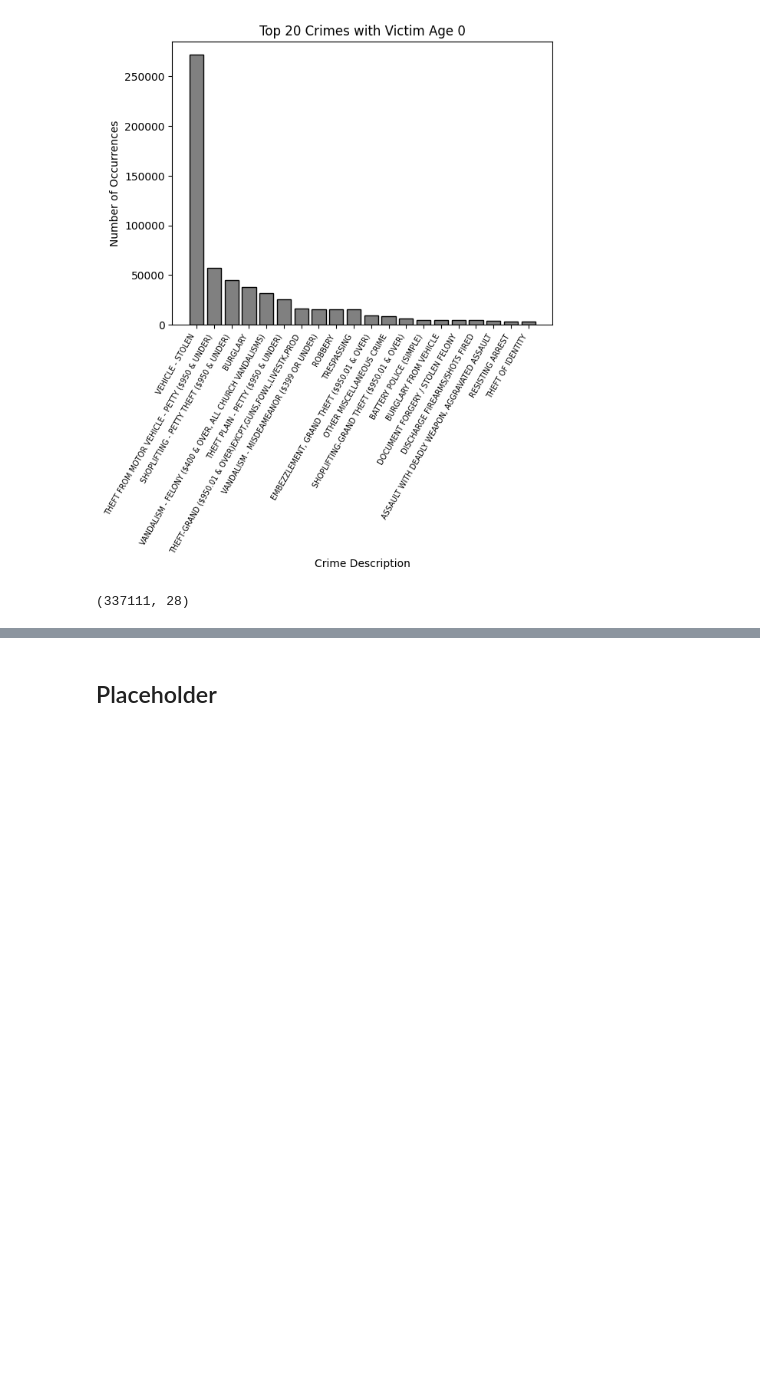
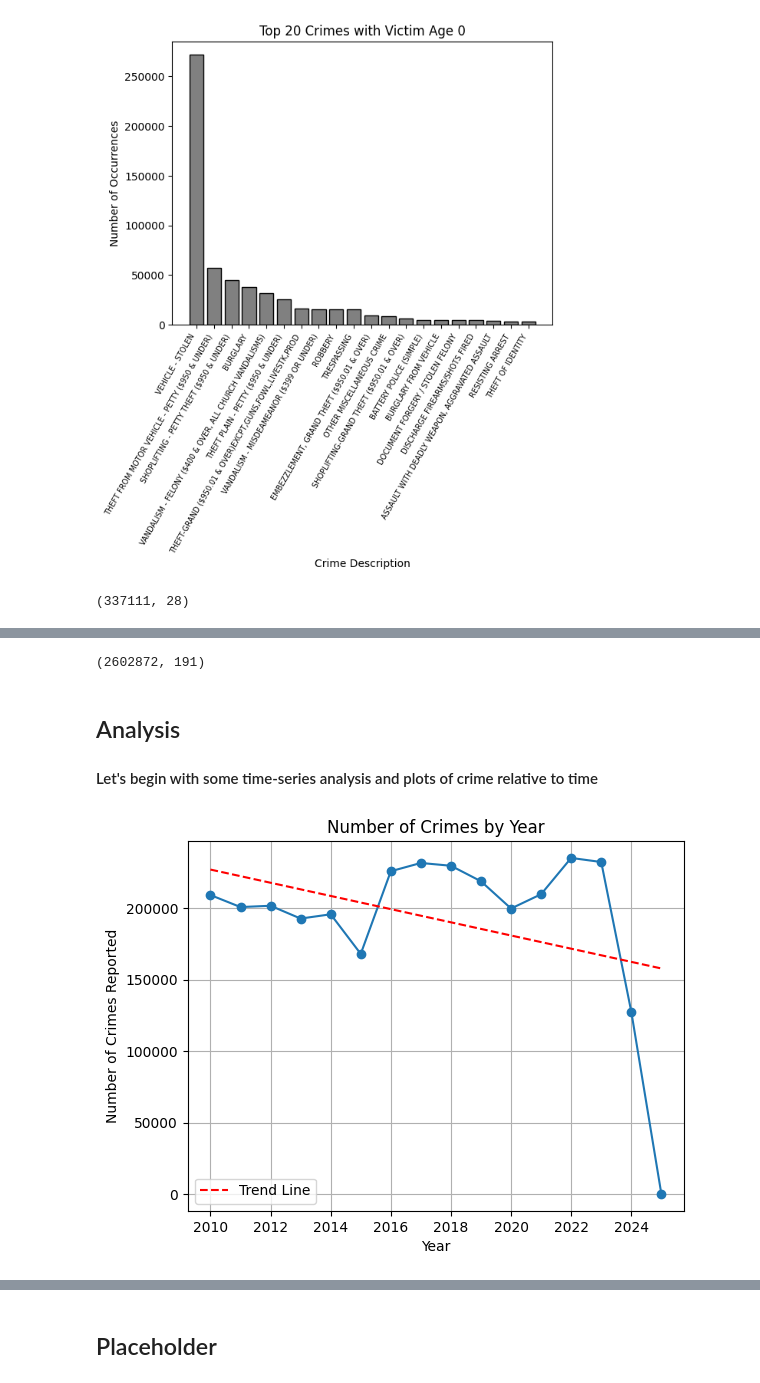
Before and after one commit to trentbrivers/LA_Crime_Data_Mining, a Jupyter notebook: projwork.ipynb, the cells around one changed output, grey strips where cells are left out. Cells and saved outputs as stored; diff of their text form; code cells hidden in the pictures; blank space fills up the shorter version.

```diff
--- a/projwork.ipynb
+++ b/projwork.ipynb
@@ -360,0 +348,4 @@ test_df[test_df['DATE RPTD'].dt.month == 12]
+# %%
+data_df = data_df.copy()
+data_df['MONTH OCC'] = data_df['DATE OCC'].dt.month
+data_df['YEAR OCC'] = data_df['DATE OCC'].dt.year
@@ -360,0 +432,4 @@ test_df[test_df['DATE RPTD'].dt.month == 12]
+# %%
+demo_df_crm.shape
+# %% [output]
+(2602872, 191)
@@ -360,0 +446,21 @@ test_df[test_df['DATE RPTD'].dt.month == 12]
+# %% [markdown]
+## Analysis
+
+#### Let's begin with some time-series analysis and plots of crime relative to time
+# %%
+raw_year_counts = data_df.groupby('YEAR OCC').agg({"YEAR OCC": "count"})["YEAR OCC"]
+# %%
+slope, intercept = np.polyfit(raw_year_counts.index, raw_year_counts.values, 1)
+line_x = raw_year_counts.index
+line_y = slope * line_x + intercept
+# %%
+plt.plot(raw_year_counts.index, raw_year_counts.values, marker='o')
+plt.plot(line_x, line_y, color='red', linestyle='--', label='Trend Line')
+plt.grid(visible=True)
+plt.xlabel("Year")
+plt.ylabel("Number of Crimes Reported")
+plt.title("Number of Crimes by Year")
+plt.legend()
+plt.show()
+# %% [output]
+[figure, added]
```
Also changed, not shown: parts of 39 cells of this notebook.
